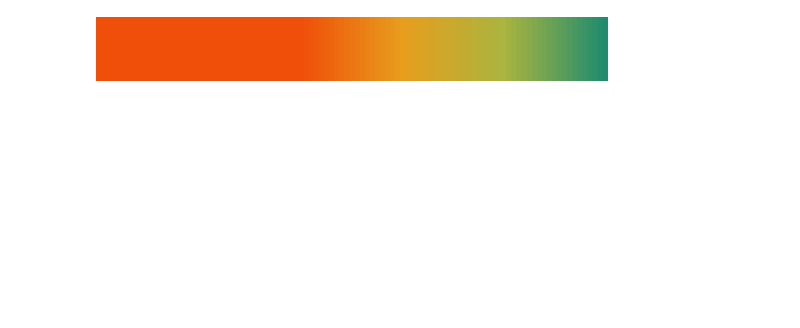
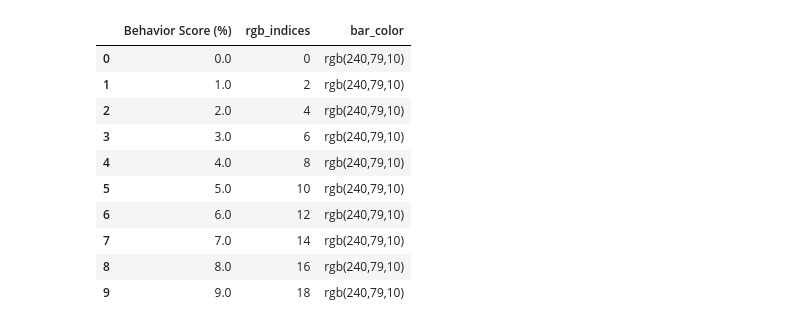
Before and after one commit to evelynstamey/ginnastix, a Jupyter notebook: src/ginnastix_class/notebook.ipynb, the cells around one changed output. Saved outputs shown, nothing was run; the diff lists cells and outputs as text; code cells hidden in the pictures; blank space fills up the shorter version.

Commit message:
refactor behavior report

```diff
--- a/src/ginnastix_class/notebook.ipynb
+++ b/src/ginnastix_class/notebook.ipynb
@@ -48,4 +0,0 @@ DF["Date"] = DF["Dt"].apply(lambda x: datetime.strftime(x, "%m/%d/%Y"))
-# %%
-cmap
-# %% [output]
-[figure, removed]
@@ -58 +73,38 @@ cmap
+# %%
+_n = 100
+data = (
+    [i / _n for i in range(_n)] + [1, np.nan, 1] + [i / _n for i in range(_n)][::-1]
+)  # [0, 0.2, 0.5, np.nan, 0.8, 1, 0.8, 0.8, np.nan, 0.1, 0, 1]
+dt = list(range(len(data)))
+
+dff = pd.DataFrame({"Date": dt, "Overall Behavior Score": data})
+scale_factor = 100  # scale to 100 to report percentages
+sample_size = len(dff)
+dff = dff.sort_values(by="Date").reset_index(drop=True)
+dff["Behavior Score (%)"] = dff["Overall Behavior Score"] * scale_factor
+rgb_indices = (
+    dff["Overall Behavior Score"]
+    .fillna(0)
+    .apply(minmax_scaler, from_range=(0, 1), to_range=(0, sample_size - 1), trim=True)
+).astype(int)
+rgb = rgb_arr(
+    n=sample_size, very_bad_coef=5, logspace_base=20
+)  # rgb_arr(n=sample_size)
+bar_color = [rgb[i] for i in rgb_indices]
+dff["rgb_indices"] = rgb_indices
+dff["bar_color"] = bar_color
+student_mean = dff["Behavior Score (%)"].mean()
+dff[["Behavior Score (%)", "rgb_indices", "bar_color"]].head(10)
+# %% [output]
+|  | Behavior Score (%) | rgb_indices | bar_color |
+| 0 | 0.0 | 0 | rgb(240,79,10) |
+| 1 | 1.0 | 2 | rgb(240,79,10) |
+| 2 | 2.0 | 4 | rgb(240,79,10) |
+| 3 | 3.0 | 6 | rgb(240,79,10) |
+| 4 | 4.0 | 8 | rgb(240,79,10) |
+| 5 | 5.0 | 10 | rgb(240,79,10) |
+| 6 | 6.0 | 12 | rgb(240,79,10) |
+| 7 | 7.0 | 14 | rgb(240,79,10) |
+| 8 | 8.0 | 16 | rgb(240,79,10) |
+| 9 | 9.0 | 18 | rgb(240,79,10) |
 # %%
```
Also changed, not shown: parts of 5 cells of this notebook, 6 other files.
